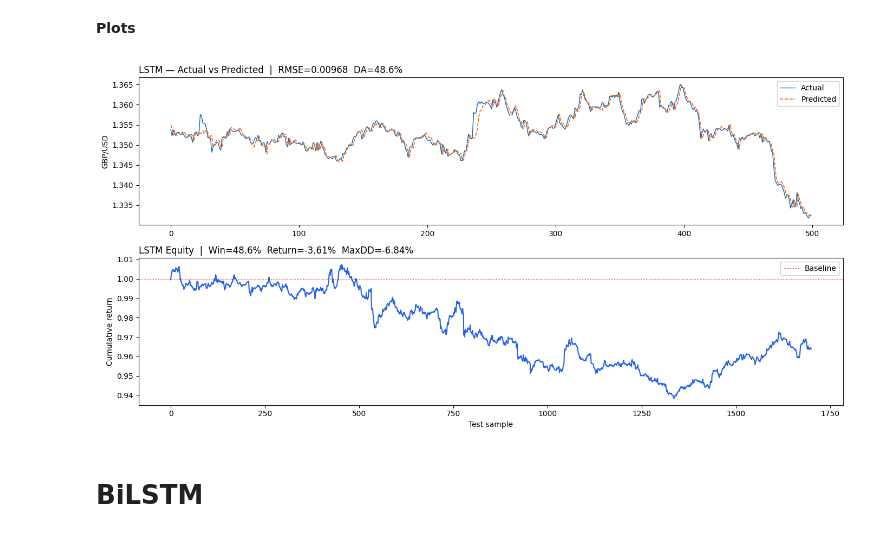
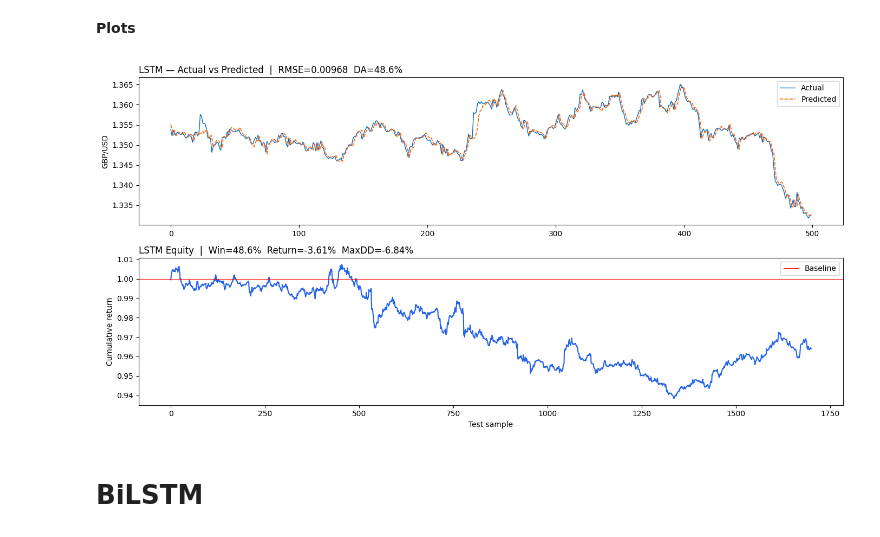
Before and after one commit to AmanuelDaget/GBPUSD-Foreign-Exchange-Price-Pridiction-Using-LSTM-GRU-BiLSTM, a Jupyter notebook: GBPUSD_Price_pridiction_Using_LSTM_GRU.ipynb, the cells around one changed output. Saved outputs shown, nothing was run; the diff lists cells and outputs as text; code cells hidden in the pictures.

```diff
--- a/GBPUSD_Price_pridiction_Using_LSTM_GRU.ipynb
+++ b/GBPUSD_Price_pridiction_Using_LSTM_GRU.ipynb
@@ -307,23 +309,23 @@ WinRate=48.6%  Return=-3.61%  MaxDD=-6.84%
 # %%
 fig, axes = plt.subplots(2, 1, figsize=(14, 7))
 
 # Plot 1: Actual vs Predicted
 axes[0].plot(actual_lstm[-500:], color="#0066cc", lw=1,   label="Actual")
 axes[0].plot(pred_lstm[-500:],   color="#ff6600", lw=1.2, label="Predicted", linestyle="--")
 axes[0].set_title(f"LSTM — Actual vs Predicted  |  RMSE={rmse_lstm:.5f}  DA={da_lstm:.1f}%", loc="left")
 axes[0].set_ylabel("GBP/USD"); axes[0].legend()
 
 # Plot 2: Equity curve
 axes[1].plot(equity_lstm, color="#2563EB", lw=1.5)
-axes[1].axhline(1.0, color="red", linestyle=":", lw=0.8, label="Baseline")
+axes[1].axhline(1.0, color="red", lw=0.8, label="Baseline")
 axes[1].set_title(f"LSTM Equity  |  Win={win_lstm:.1f}%  Return={tot_lstm:.2f}%  MaxDD={dd_lstm:.2f}%", loc="left")
 axes[1].set_ylabel("Cumulative return"); axes[1].set_xlabel("Test sample")
 axes[1].legend()
 
 plt.tight_layout()
 plt.show()
 # %% [output]
-[figure, old version]
+[figure, new version]
 # %% [markdown]
 # **BiLSTM**
 # %% [markdown]
```
Also changed, not shown: parts of 3 cells of this notebook.
